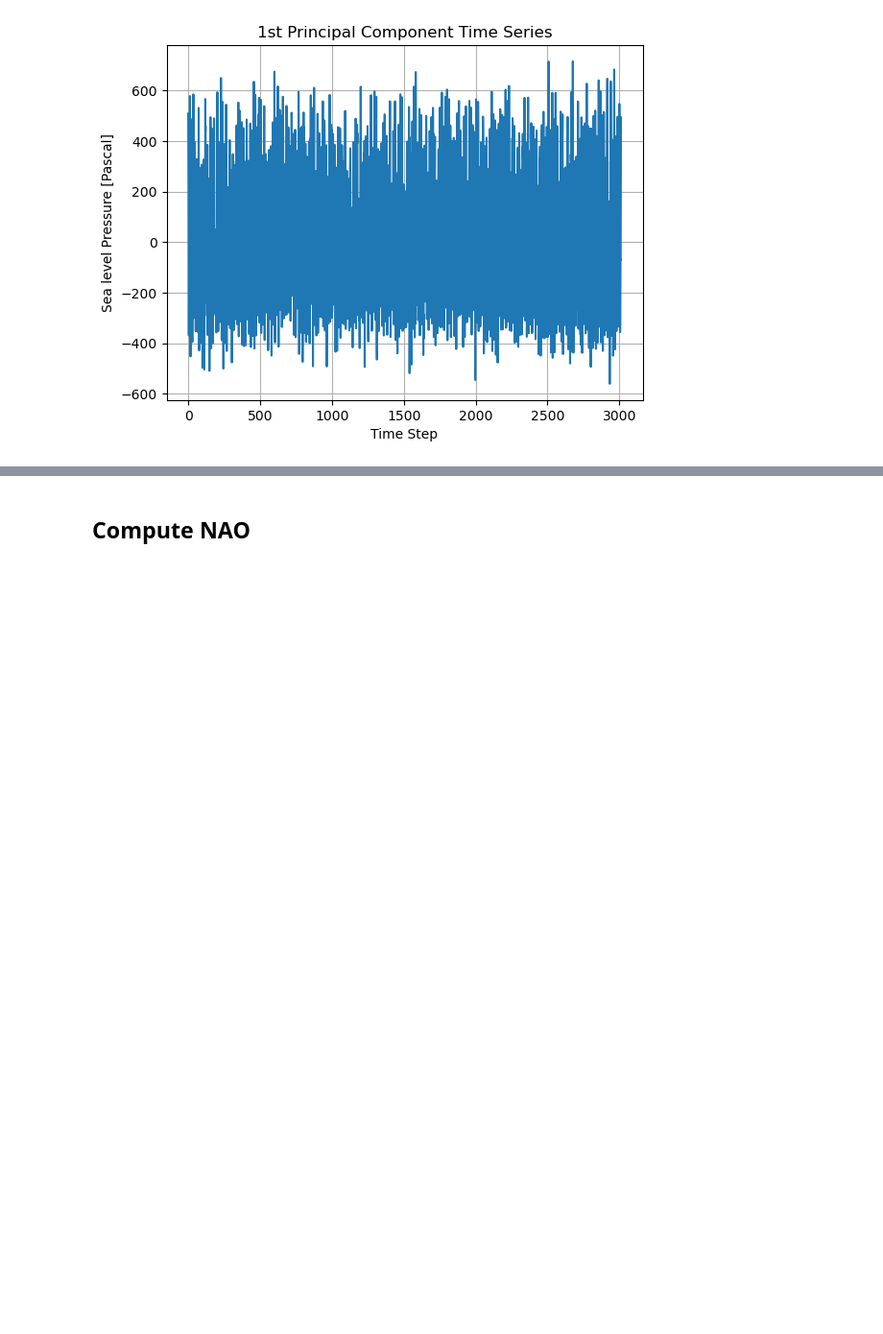
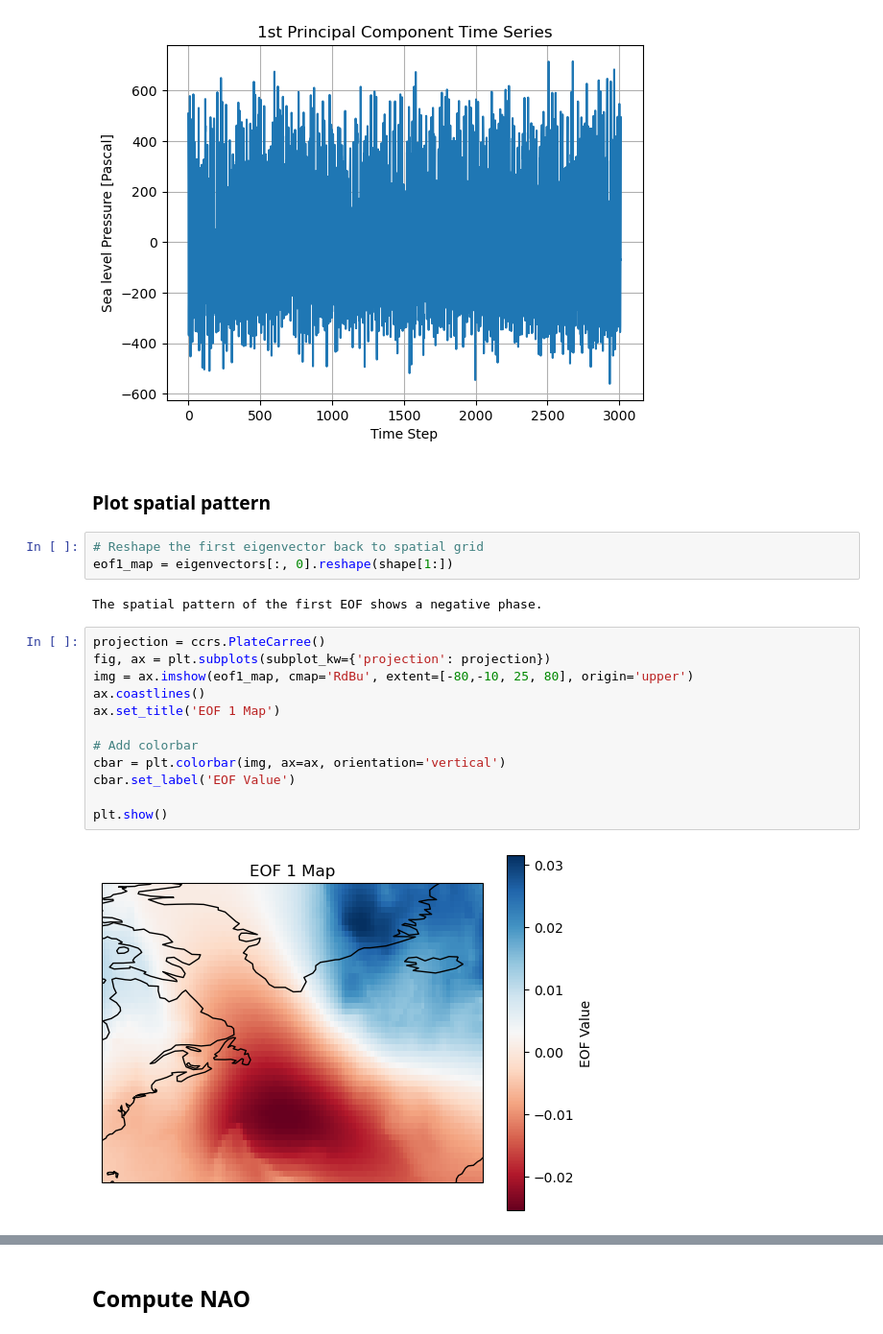
Before and after one commit to inagler/current, a Jupyter notebook: NAO.ipynb, the cells around one changed output, grey strips where cells are left out. Shown at 96% size. Saved outputs shown, nothing was run; the diff lists cells and outputs as text; blank space fills up the shorter version.

```diff
--- a/NAO.ipynb
+++ b/NAO.ipynb
@@ -190,3 +190,24 @@ plt.grid(True)
 plt.show()
 # %% [output]
 [figure]
+# %% [markdown]
+### Plot spatial pattern
+# %%
+# Reshape the first eigenvector back to spatial grid
+eof1_map = eigenvectors[:, 0].reshape(shape[1:])
+# %% [output]
+The spatial pattern of the first EOF shows a negative phase.
+# %%
+projection = ccrs.PlateCarree()
+fig, ax = plt.subplots(subplot_kw={'projection': projection})
+img = ax.imshow(eof1_map, cmap='RdBu', extent=[-80,-10, 25, 80], origin='upper')
+ax.coastlines()
+ax.set_title('EOF 1 Map')
+
+# Add colorbar
+cbar = plt.colorbar(img, ax=ax, orientation='vertical')
+cbar.set_label('EOF Value')
+
+plt.show()
+# %% [output]
+[figure, added]
```
Also changed, not shown: parts of 4 cells of this notebook.
